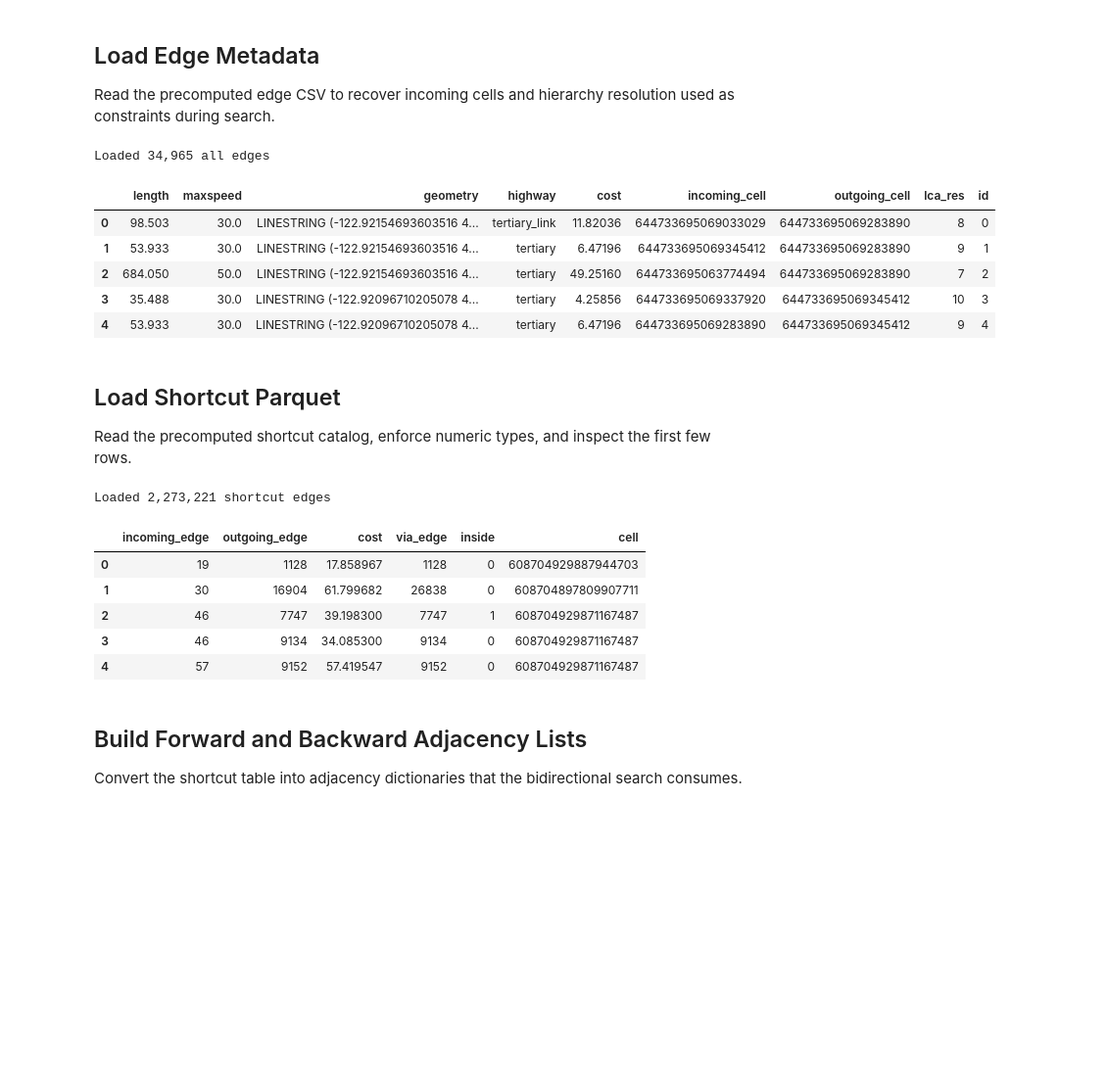
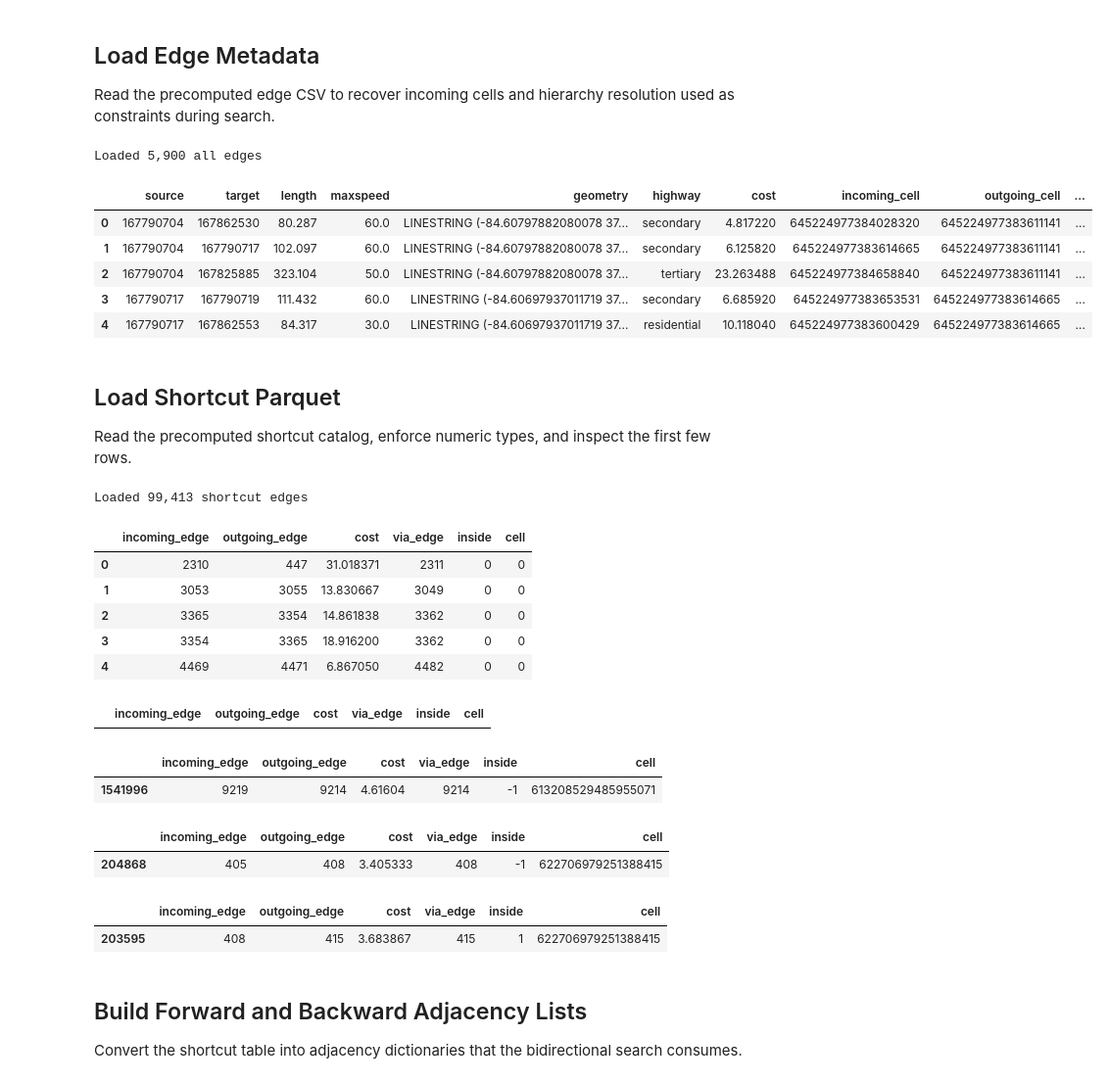
Before and after one commit to Khoshkhah/dijkstra-on-Hierarchy, a Jupyter notebook: notebook/bidijkstra.ipynb, the cells around one changed output. Shown at 98% size. Saved outputs shown, nothing was run; the diff lists cells and outputs as text; code cells hidden in the pictures; blank space fills up the shorter version.

Commit message:
fix path extended issue

```diff
--- a/notebook/bidijkstra.ipynb
+++ b/notebook/bidijkstra.ipynb
@@ -9,28 +9,32 @@ Read the precomputed edge CSV to recover incoming cells and hierarchy resolution
 # %%
 import pandas as pd
 
+#district = "Somerset" #"Burnaby"
+district ="Burnaby"
+
 # Update this path if you want to work with a different edge metadata snapshot.
-edges_PATH = "../../spark-shortest-path/data/Burnaby_driving_simplified_edges_with_h3.csv"
+edges_PATH = f"../../spark-shortest-path/data/{district}_driving_simplified_edges_with_h3.csv"
 
 # Load the edge table and retain it with the edge id as index for fast lookups.
 edges = pd.read_csv(edges_PATH)
 edges_df = edges.set_index('id')
 print(f"Loaded {len(edges):,} all edges")
 edges.head()
 # %% [output]
-Loaded 34,965 all edges
+Loaded 5,900 all edges
-|  | length | maxspeed | geometry | highway | cost | incoming_cell | outgoing_cell | lca_res | id |
-| 0 | 98.503 | 30.0 | LINESTRING (-122.92154693603516 4... | tertiary_link | 11.82036 | 644733695069033029 | 644733695069283890 | 8 | 0 |
-| 1 | 53.933 | 30.0 | LINESTRING (-122.92154693603516 4... | tertiary | 6.47196 | 644733695069345412 | 644733695069283890 | 9 | 1 |
-| 2 | 684.050 | 50.0 | LINESTRING (-122.92154693603516 4... | tertiary | 49.25160 | 644733695063774494 | 644733695069283890 | 7 | 2 |
-| 3 | 35.488 | 30.0 | LINESTRING (-122.92096710205078 4... | tertiary | 4.25856 | 644733695069337920 | 644733695069345412 | 10 | 3 |
-| 4 | 53.933 | 30.0 | LINESTRING (-122.92096710205078 4... | tertiary | 6.47196 | 644733695069283890 | 644733695069345412 | 9 | 4 |
+|  | source | target | length | maxspeed | geometry | highway | cost | incoming_cell | outgoing_cell | ... |
+| 0 | 167790704 | 167862530 | 80.287 | 60.0 | LINESTRING (-84.60797882080078 37... | secondary | 4.817220 | 645224977384028320 | 645224977383611141 | ... |
+| 1 | 167790704 | 167790717 | 102.097 | 60.0 | LINESTRING (-84.60797882080078 37... | secondary | 6.125820 | 645224977383614665 | 645224977383611141 | ... |
+| 2 | 167790704 | 167825885 | 323.104 | 50.0 | LINESTRING (-84.60797882080078 37... | tertiary | 23.263488 | 645224977384658840 | 645224977383611141 | ... |
+| 3 | 167790717 | 167790719 | 111.432 | 60.0 | LINESTRING (-84.60697937011719 37... | secondary | 6.685920 | 645224977383653531 | 645224977383614665 | ... |
+| 4 | 167790717 | 167862553 | 84.317 | 30.0 | LINESTRING (-84.60697937011719 37... | residential | 10.118040 | 645224977383600429 | 645224977383614665 | ... |
 # %% [markdown]
 ## Load Shortcut Parquet
 
 Read the precomputed shortcut catalog, enforce numeric types, and inspect the first few rows.
 # %%
-PARQUET_PATH = "../../spark-shortest-path/output/Burnaby_shortcuts_final"
+
+PARQUET_PATH = f"../../spark-shortest-path/output/{district}_shortcuts_final"
 
 # Load shortcuts and normalise schema for downstream computations.
 df = pd.read_parquet(PARQUET_PATH)
@@ -45,10 +49,35 @@ df['cost'] = df['cost'].astype(float)
 print(f"Loaded {len(df):,} shortcut edges")
 df.head()
 # %% [output]
-Loaded 2,273,221 shortcut edges
+Loaded 99,413 shortcut edges
 |  | incoming_edge | outgoing_edge | cost | via_edge | inside | cell |
-| 0 | 19 | 1128 | 17.858967 | 1128 | 0 | 608704929887944703 |
-| 1 | 30 | 16904 | 61.799682 | 26838 | 0 | 608704897809907711 |
-| 2 | 46 | 7747 | 39.198300 | 7747 | 1 | 608704929871167487 |
-| 3 | 46 | 9134 | 34.085300 | 9134 | 0 | 608704929871167487 |
-| 4 | 57 | 9152 | 57.419547 | 9152 | 0 | 608704929871167487 |
+| 0 | 2310 | 447 | 31.018371 | 2311 | 0 | 0 |
+| 1 | 3053 | 3055 | 13.830667 | 3049 | 0 | 0 |
+| 2 | 3365 | 3354 | 14.861838 | 3362 | 0 | 0 |
+| 3 | 3354 | 3365 | 18.916200 | 3362 | 0 | 0 |
+| 4 | 4469 | 4471 | 6.867050 | 4482 | 0 | 0 |
+# %%
+# Reload shortcuts after regeneration
+df = pd.read_parquet(PARQUET_PATH)
+
+# Ensure deterministic types for the routing algorithm.
+df['incoming_edge'] = df['incoming_edge'].astype(int)
+df['outgoing_edge'] = df['outgoing_edge'].astype(int)
+df['via_edge'] = df['via_edge'].fillna(0).astype(int)
+df['inside'] = df['inside'].astype(int)
+df['cost'] = df['cost'].astype(float)
+
+print(f"Reloaded {len(df):,} shortcut edges")
+
+# Filter for specific edge pair using pandas syntax
+result = df[(df["incoming_edge"] == 415) & (df["outgoing_edge"] == 5253)]
+if result.empty:
+    print("\n415 → 5253 does NOT exist as a direct shortcut (was filtered out as invalid)")
+    print("\nPath should be found via intermediate nodes:")
+    print("  415 → 1858 → 538 → 5253")
+else:
+    print(f"\n415 → 5253 exists with via_edge={int(result.iloc[0]['via_edge'])}")
+
+result
+# %% [output]
+|  | incoming_edge | outgoing_edge | cost | via_edge | inside | cell |
@@ -54,0 +116,16 @@ Loaded 2,273,221 shortcut edges
+# %%
+#9219 -> 9214
+df[(df["incoming_edge"] == 9219) & (df["outgoing_edge"] == 9214)]
+# %% [output]
+|  | incoming_edge | outgoing_edge | cost | via_edge | inside | cell |
+| 1541996 | 9219 | 9214 | 4.61604 | 9214 | -1 | 613208529485955071 |
+# %%
+df[(df["incoming_edge"] == 405) & (df["outgoing_edge"] == 408)]
+# %% [output]
+|  | incoming_edge | outgoing_edge | cost | via_edge | inside | cell |
+| 204868 | 405 | 408 | 3.405333 | 408 | -1 | 622706979251388415 |
+# %%
+df[(df["incoming_edge"] == 408) & (df["outgoing_edge"] == 415)]
+# %% [output]
+|  | incoming_edge | outgoing_edge | cost | via_edge | inside | cell |
+| 203595 | 408 | 415 | 3.683867 | 415 | 1 | 622706979251388415 |
```
Also changed, not shown: parts of 5 cells of this notebook, 4 other files.
